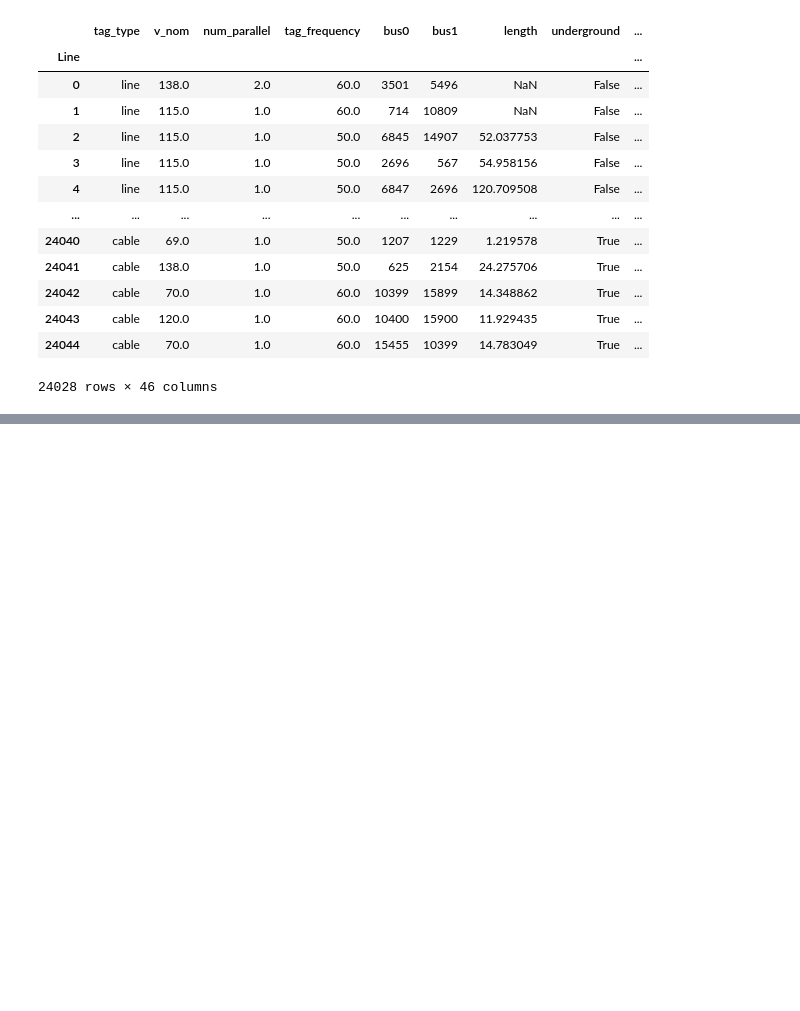
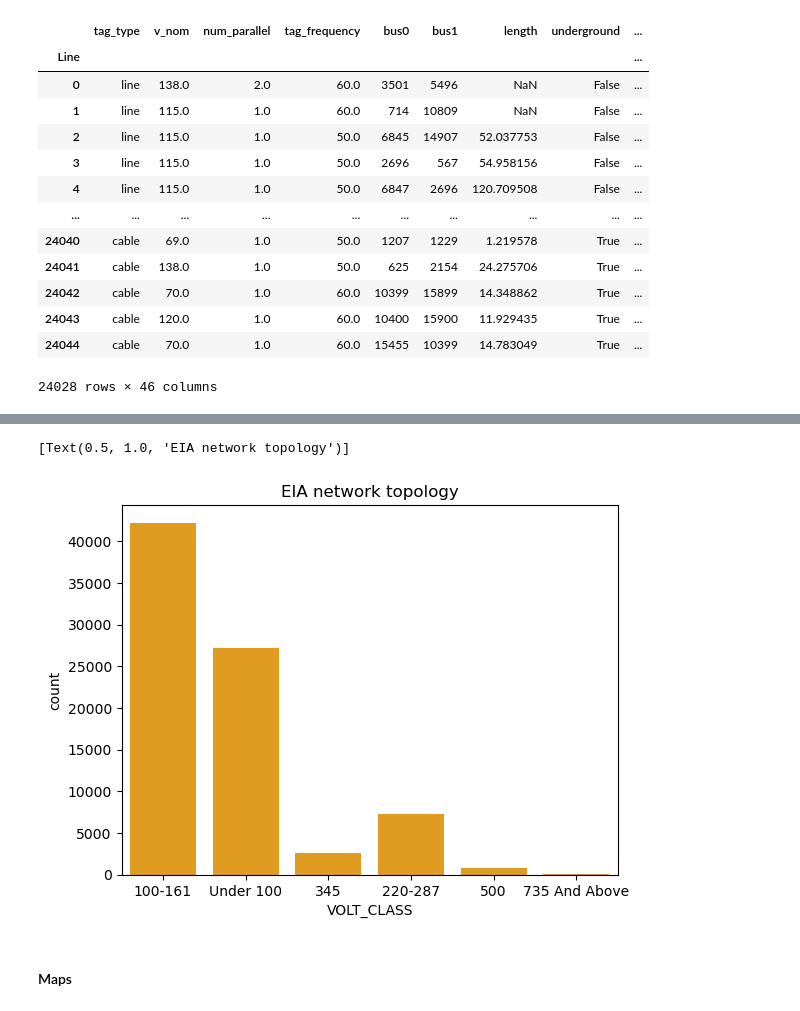
Before and after one commit to open-energy-transition/geothermal-modelling, a Jupyter notebook: analysis/notebooks/network_comparison.ipynb, the cells around one changed output, grey strips where cells are left out. Drawn from its saved outputs; the diff is of its cells as text; code cells hidden in the pictures; blank space fills up the shorter version.

```diff
--- a/analysis/notebooks/network_comparison.ipynb
+++ b/analysis/notebooks/network_comparison.ipynb
@@ -114,0 +117,3 @@ eia_base_network.shape[0]
+# %%
+eia_base_network = eia_base_network.loc[eia_base_network["VOLT_CLASS"]!='Not Available']
+eia_base_network.shape[0]
@@ -176,0 +191,7 @@ base_network_pypsa_earth.lines
+# %%
+sbn.countplot(data=eia_base_network, x=eia_base_network["VOLT_CLASS"], color="orange").set(title='EIA network topology')
+# %% [output]
+[Text(0.5, 1.0, 'EIA network topology')]
+[figure, added]
+# %% [markdown]
+#### Maps
```
Also changed, not shown: parts of 4 cells of this notebook.
